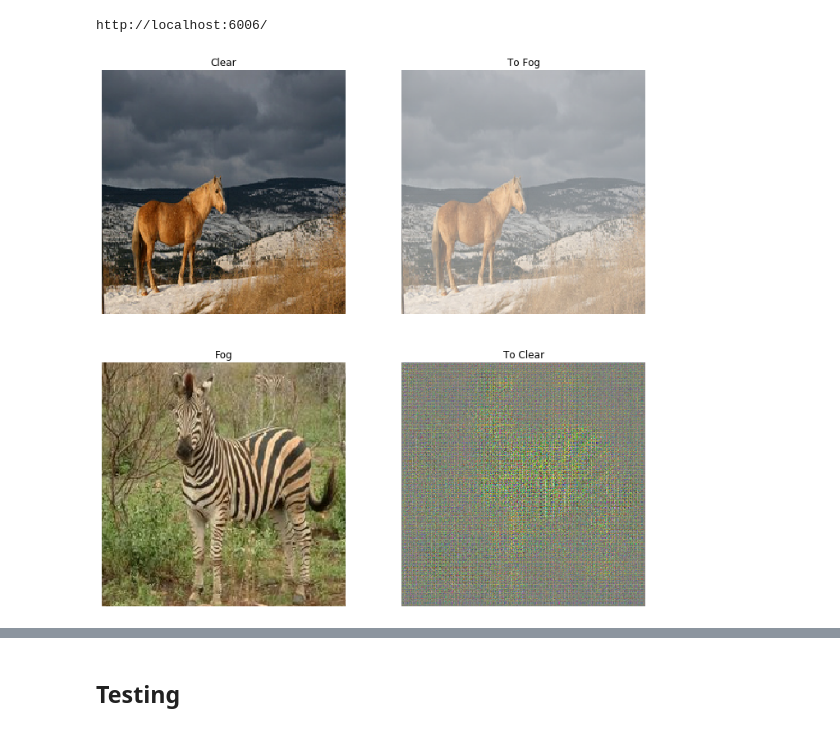
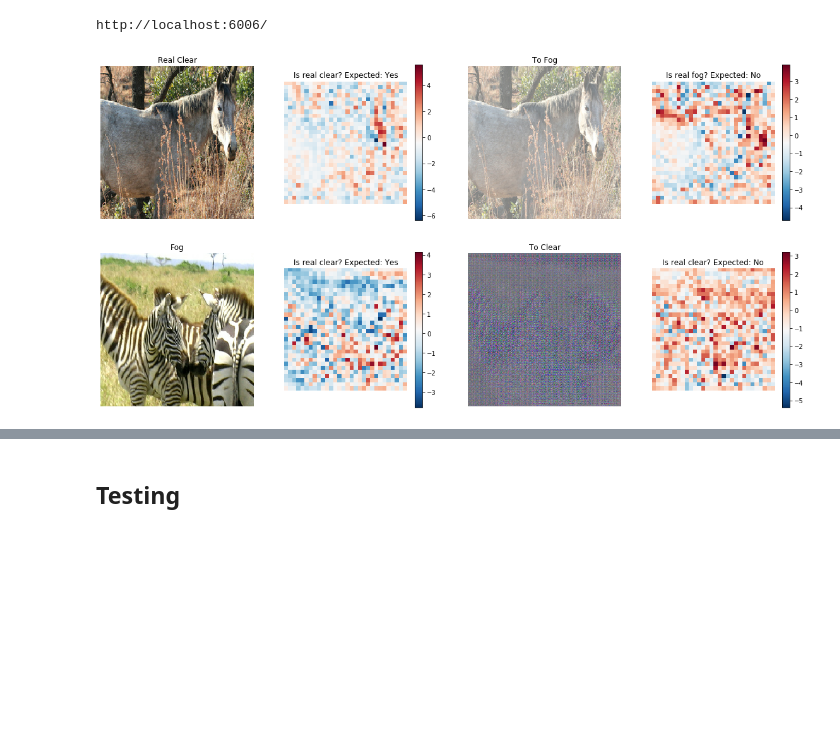
Before and after one commit to ghaiszaher/Foggy-CycleGAN, a Jupyter notebook: Foggy_CycleGAN.ipynb, the cells around one changed output, grey strips where cells are left out. Drawn from its saved outputs; the diff is of its cells as text; code cells hidden in the pictures; blank space fills up the shorter version.

Commit message:
save before plot fig

```diff
--- a/Foggy_CycleGAN.ipynb
+++ b/Foggy_CycleGAN.ipynb
@@ -129,9 +129,10 @@ if colab:
 # %%
 # TODO: save predictions to files
 trainer.train(
     train_clear, train_fog,
     clear_output_callback=lambda: clear_output(wait=True),
-    use_tensorboard = use_tensorboard
+    use_tensorboard = use_tensorboard,
+    sample_test =(sample_clear, sample_fog)
 )
 # %% [output]
-[figure, old version]
+[figure, new version]
```
Also changed, not shown: parts of 3 cells of this notebook, 1 other file.
